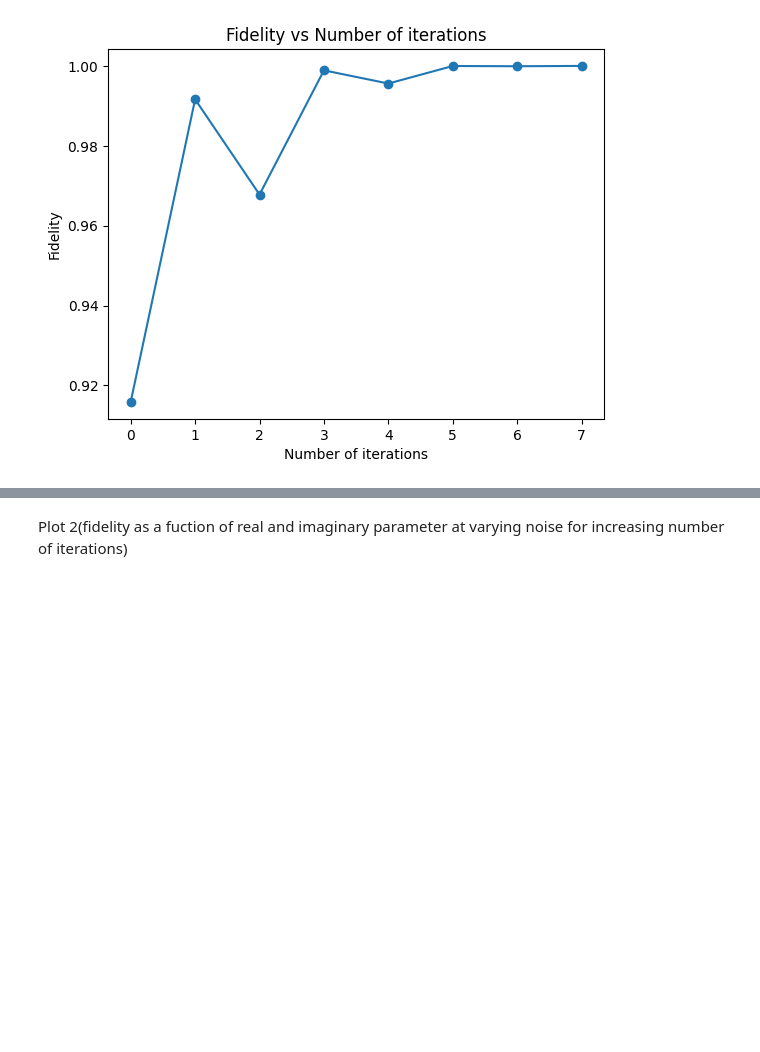
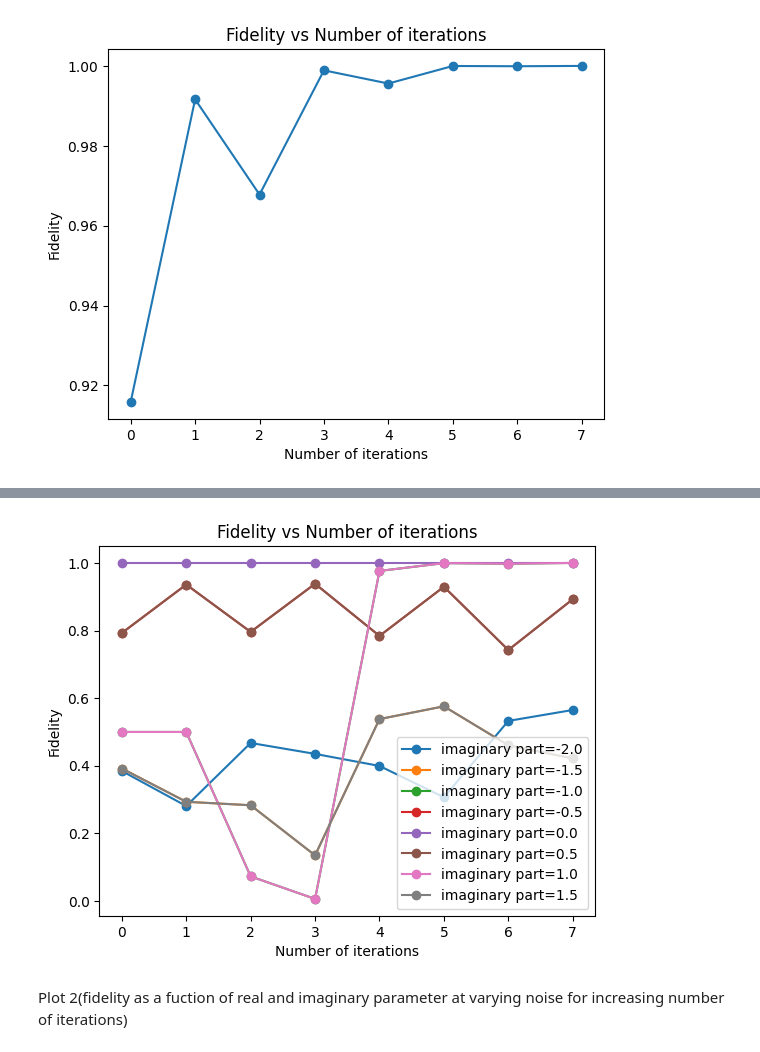
Before and after one commit to Aron9605/Wigner-Internship, a Jupyter notebook: simulation.ipynb, the cells around one changed output, grey strips where cells are left out. Saved outputs shown, nothing was run; the diff lists cells and outputs as text; code cells hidden in the pictures; blank space fills up the shorter version.

```diff
--- a/simulation.ipynb
+++ b/simulation.ipynb
@@ -127,3 +129,82 @@ plt.plot(range(8),f,marker='o'),plt.xlabel('Number of iterations'),plt.ylabel('F
+# %%
+#initializing the state
+
+
+psi_complex = np.empty(4,dtype=complex)
+
+
+for w in np.arange(-2,2,0.5):
+
+    imag_part = w
+    f=[]
+    psi_complex[0] = 1
+    psi_complex[1] = 0
+    psi_complex[2] = 0
+    psi_complex[3] = complex(real_part, imag_part) * 1
+    fidelity = 0
+    psi_1=(psi_complex.reshape(4,))/np.linalg.norm(psi_complex)
+    psi_2=psi_1
+
+    for i in range(8):
+
+        psi = np.kron(psi_1,psi_2)
+
+
+        #performing swap operation
+        swap_tensored =np.kron(identity,np.kron(swap,identity))
+        swaped_state= np.matmul(swap_tensored,psi)
+
+
+        #cnot operation on swapped qubits
+        cnot = np.kron(CNOT_matrix,CNOT_matrix)
+        state_after_cnot = np.matmul(cnot,swaped_state)
+
+        #swapping the states back
+        original_psi = np.matmul(swap_tensored,state_after_cnot)
+
+        #hadamard operation
+        tensored_hadamard = np.kron(hadamard,np.kron(hadamard,np.identity(4)))
+        final_state_after_hadamard =np.matmul(tensored_hadamard,original_psi)
+
+
+        #measurement
+        projector=np.array([[1,0],[0,0]])
+        projector_tensored = np.kron(np.identity(4),np.kron(projector,projector))
+
+        measured = np.dot(projector_tensored,final_state_after_hadamard)
+
+
+        #tracing out the measured copy
+        first_copy_of_the_state = np.trace(measured.reshape(2,2,2,2),axis1=2,axis2=3)
+
+
+        #creating bell state
+        bell_state = (np.array([[1],[0],[0],[1]]) * (1/ np.sqrt(2))).reshape(4,)
+
+
+        # preparation of density matrix of bell state and psi state by taking the outer product between the states
+        density_matrix_bell = np.outer((bell_state),np.conjugate(bell_state))
+
+        #dividing by the trace of density matrix to make it 1
+        density_matrix_pp = np.outer(first_copy_of_the_state,np.conjugate(first_copy_of_the_state)) / np.trace(np.outer((first_copy_of_the_state),np.conjugate(first_copy_of_the_state)))
+
+
+        #calculation of fidelity
+        x = np.matmul(np.conjugate(bell_state.reshape(1,4)),np.matmul(density_matrix_pp,bell_state))
+        fidelity = x
+
+        psi_1 = first_copy_of_the_state.reshape(4,)
+        psi_2 = first_copy_of_the_state.reshape(4,)
+        f=f+[fidelity]
+
+    plt.plot(range(8),f,label=f'imaginary part={w}',marker='o'),plt.legend()
+
+    # plt.plot(range(8),f,marker='o'),
+    plt.xlabel('Number of iterations'),
+    plt.ylabel('Fidelity'),
+    plt.title('Fidelity vs Number of iterations')
+# %% [output]
+[figure, added]
 # %% [markdown]
 Plot 2(fidelity as a fuction of real and imaginary parameter at varying noise for increasing number of iterations)
 # %%
```
Also changed, not shown: parts of 1 cell of this notebook.
